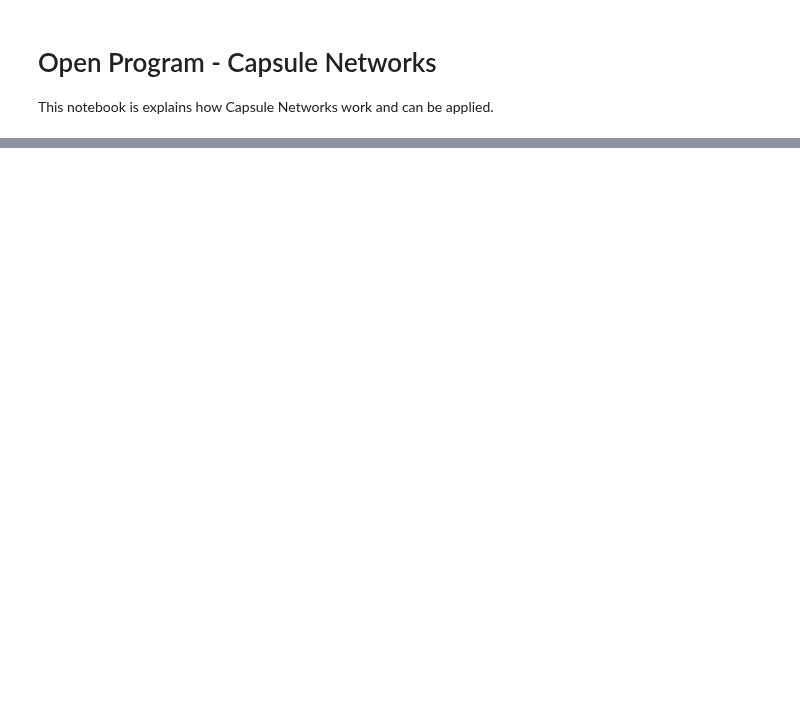
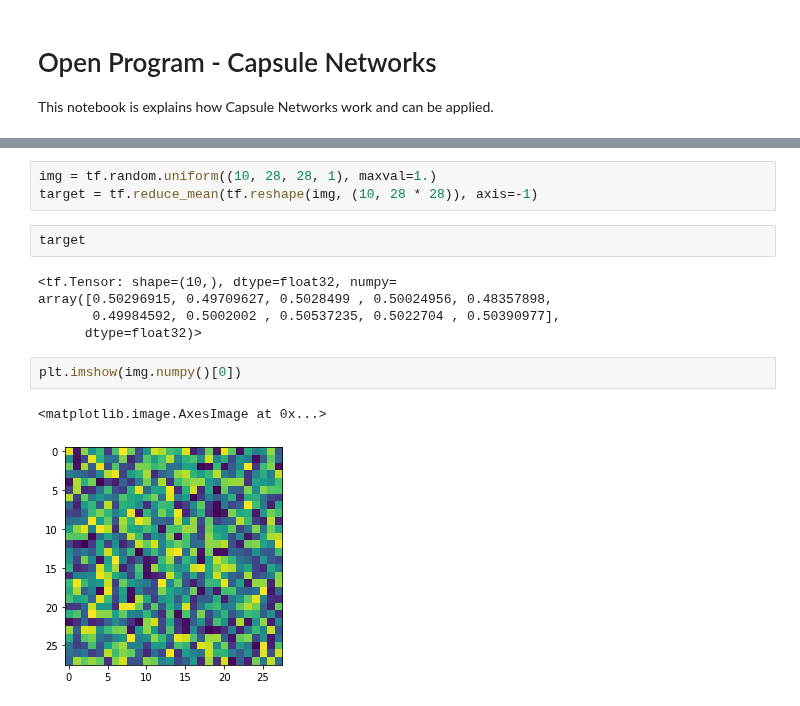
Before and after one commit to metalglove/Fontys-ADS, a Jupyter notebook: Assignments/OP/Open Program.ipynb, the cells around one changed output, grey strips where cells are left out. Drawn from its saved outputs; the diff is of its cells as text; blank space fills up the shorter version.

```diff
--- a/Assignments/OP/Open Program.ipynb
+++ b/Assignments/OP/Open Program.ipynb
@@ -205,0 +137,15 @@ test loss, test acc: [4.607292541340698e-09, 1.1063724e-18, 1.0]
+# %%
+img = tf.random.uniform((10, 28, 28, 1), maxval=1.)
+target = tf.reduce_mean(tf.reshape(img, (10, 28 * 28)), axis=-1)
+# %%
+target
+# %% [output]
+<tf.Tensor: shape=(10,), dtype=float32, numpy=
+array([0.50296915, 0.49709627, 0.5028499 , 0.50024956, 0.48357898,
+       0.49984592, 0.5002002 , 0.50537235, 0.5022704 , 0.50390977],
+      dtype=float32)>
+# %%
+plt.imshow(img.numpy()[0])
+# %% [output]
+<matplotlib.image.AxesImage at 0x...>
+[figure, added]
```
Also changed, not shown: parts of 32 cells of this notebook, 1 other file.
